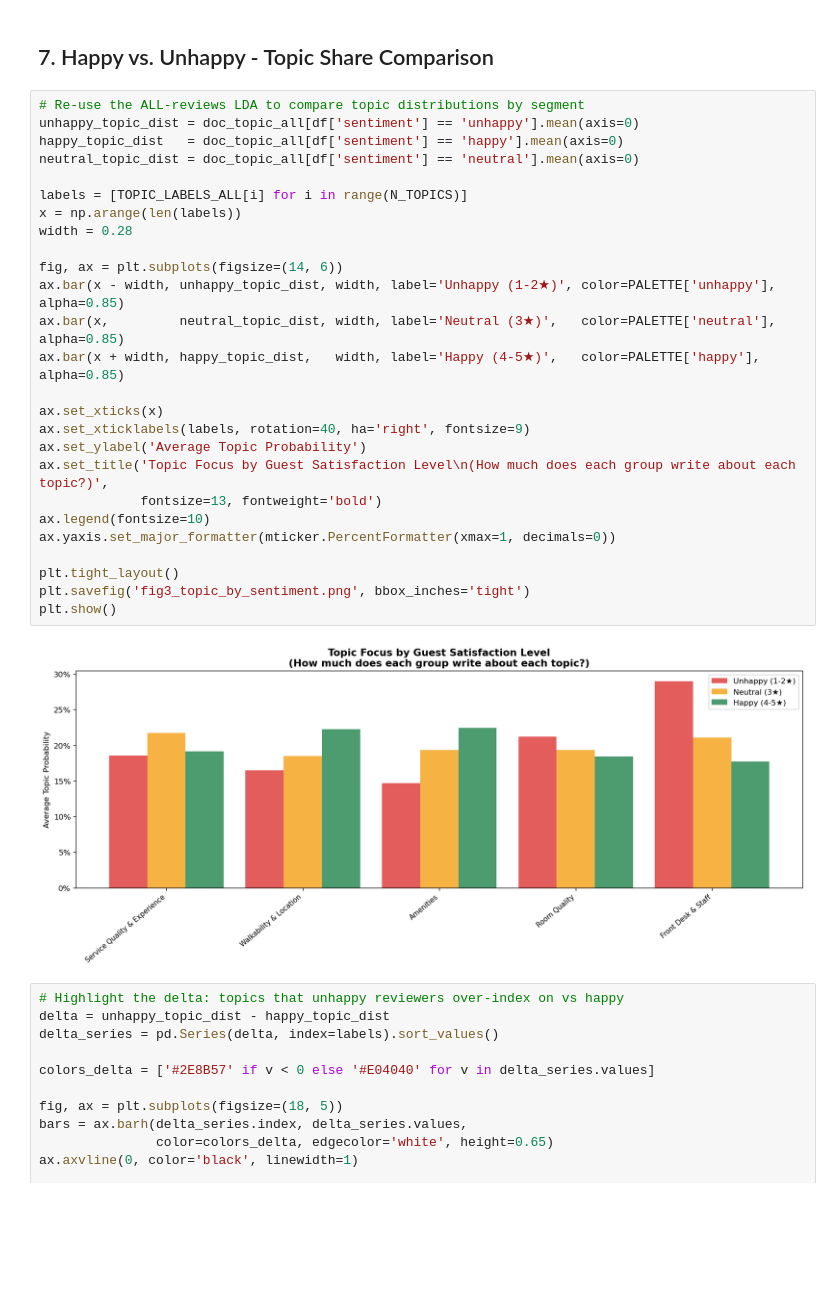
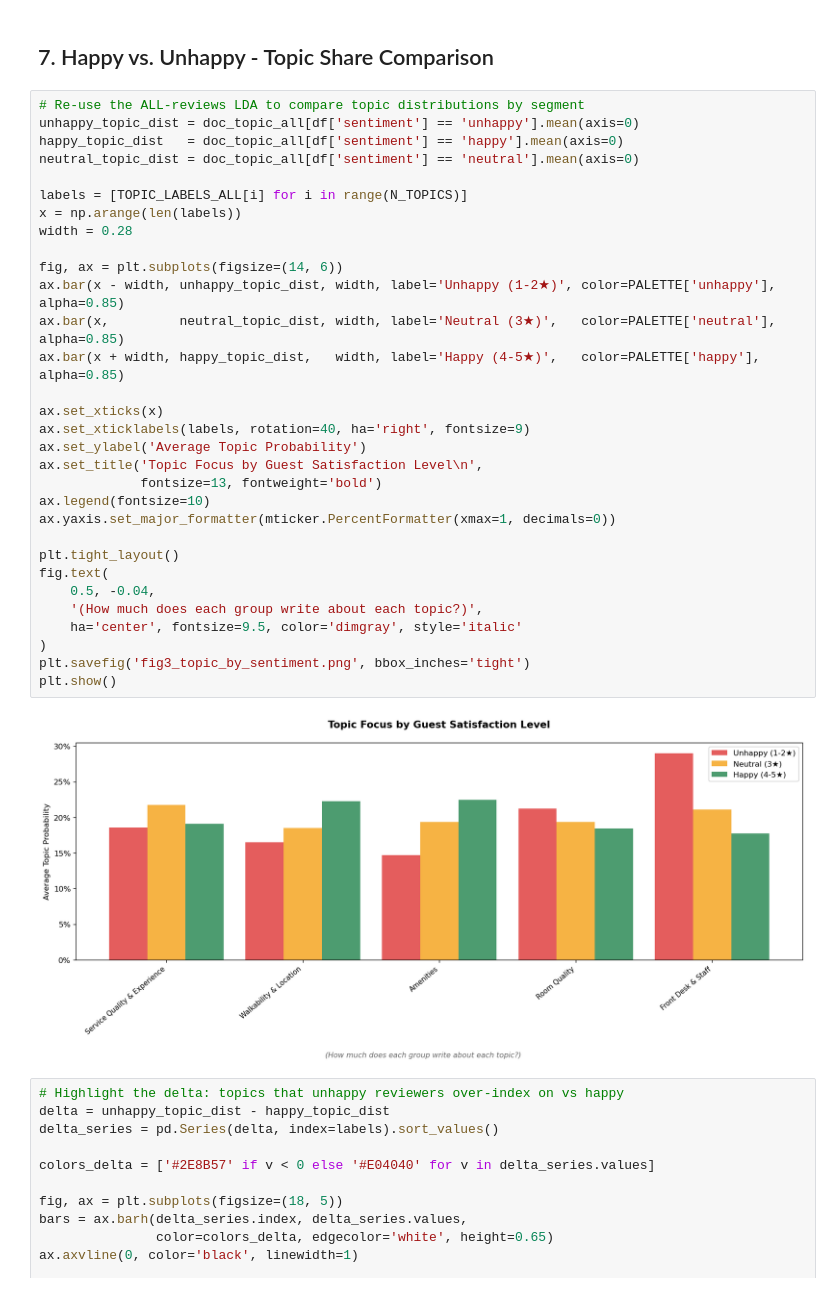
Before and after one commit to jtmcginley123/languageanalytics, a Jupyter notebook: Justus/hotel_topic_modeling.ipynb, the cells around one changed output. Drawn from its saved outputs; the diff is of its cells as text; blank space fills up the shorter version.

```diff
--- a/Justus/hotel_topic_modeling.ipynb
+++ b/Justus/hotel_topic_modeling.ipynb
@@ -418,31 +420,36 @@ plt.show()
 # %%
 # Re-use the ALL-reviews LDA to compare topic distributions by segment
 unhappy_topic_dist = doc_topic_all[df['sentiment'] == 'unhappy'].mean(axis=0)
 happy_topic_dist   = doc_topic_all[df['sentiment'] == 'happy'].mean(axis=0)
 neutral_topic_dist = doc_topic_all[df['sentiment'] == 'neutral'].mean(axis=0)
 
 labels = [TOPIC_LABELS_ALL[i] for i in range(N_TOPICS)]
 x = np.arange(len(labels))
 width = 0.28
 
 fig, ax = plt.subplots(figsize=(14, 6))
 ax.bar(x - width, unhappy_topic_dist, width, label='Unhappy (1-2★)', color=PALETTE['unhappy'], alpha=0.85)
 ax.bar(x,         neutral_topic_dist, width, label='Neutral (3★)',   color=PALETTE['neutral'], alpha=0.85)
 ax.bar(x + width, happy_topic_dist,   width, label='Happy (4-5★)',   color=PALETTE['happy'],   alpha=0.85)
 
 ax.set_xticks(x)
 ax.set_xticklabels(labels, rotation=40, ha='right', fontsize=9)
 ax.set_ylabel('Average Topic Probability')
-ax.set_title('Topic Focus by Guest Satisfaction Level\n(How much does each group write about each topic?)',
+ax.set_title('Topic Focus by Guest Satisfaction Level\n',
              fontsize=13, fontweight='bold')
 ax.legend(fontsize=10)
 ax.yaxis.set_major_formatter(mticker.PercentFormatter(xmax=1, decimals=0))
 
 plt.tight_layout()
+fig.text(
+    0.5, -0.04,
+    '(How much does each group write about each topic?)',
+    ha='center', fontsize=9.5, color='dimgray', style='italic'
+)
 plt.savefig('fig3_topic_by_sentiment.png', bbox_inches='tight')
 plt.show()
 # %% [output]
-[figure, old version]
+[figure, new version]
 # %%
 # Highlight the delta: topics that unhappy reviewers over-index on vs happy
 delta = unhappy_topic_dist - happy_topic_dist
```
Also changed, not shown: parts of 9 cells of this notebook.
